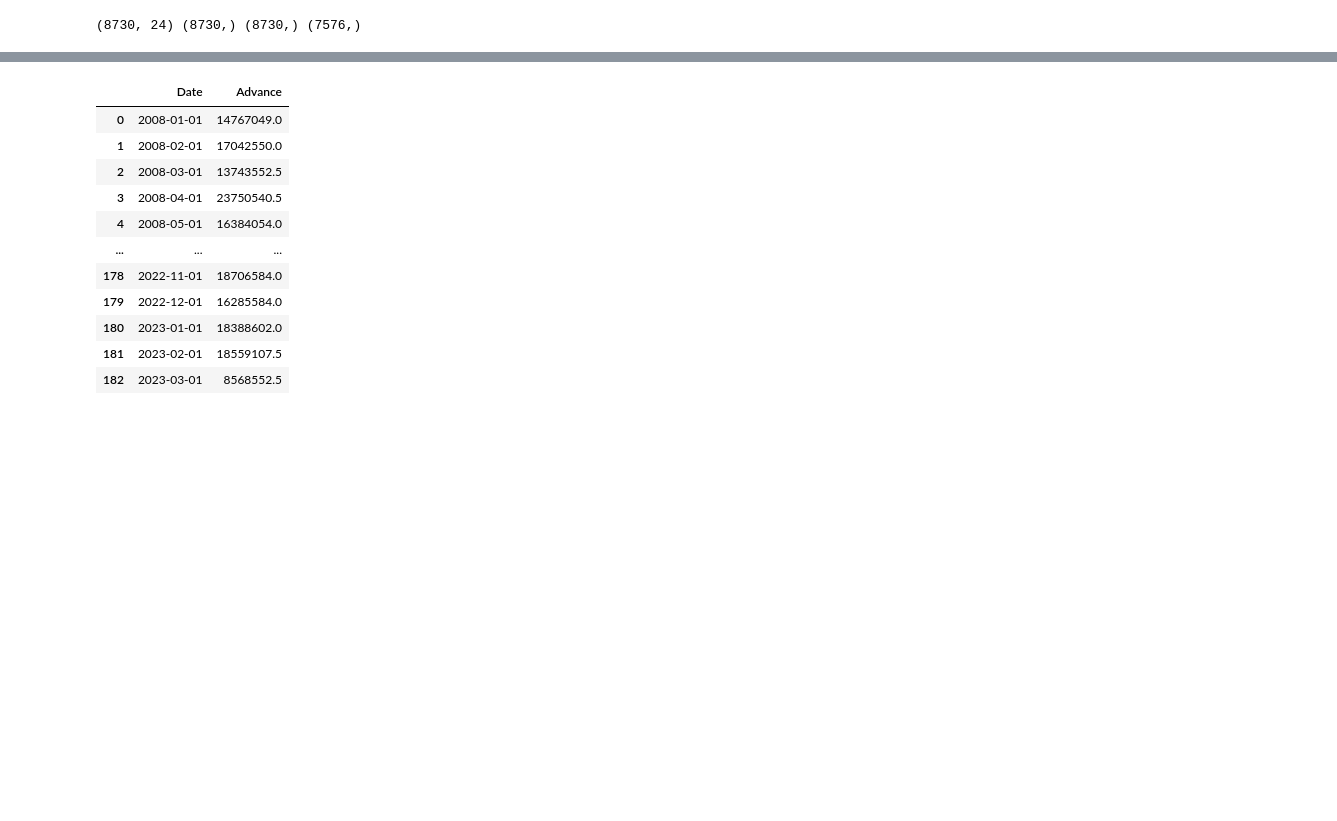
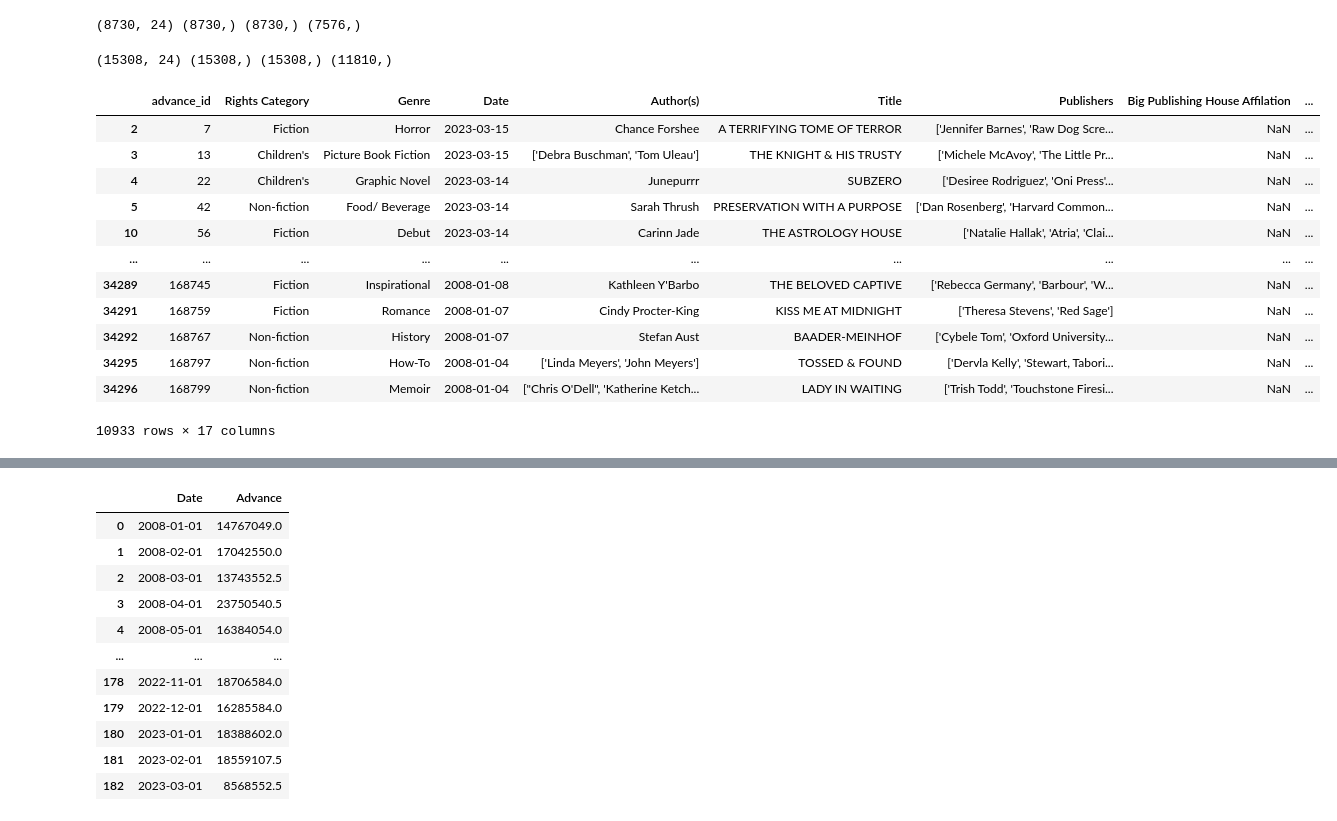
Before and after one commit to rakesh9177/RA_Project, a Jupyter notebook: booktitle_advances_analysis.ipynb, the cells around one changed output, grey strips where cells are left out. Drawn from its saved outputs; the diff is of its cells as text; code cells hidden in the pictures; blank space fills up the shorter version.

```diff
--- a/booktitle_advances_analysis.ipynb
+++ b/booktitle_advances_analysis.ipynb
@@ -220,3 +266,53 @@ final.to_csv('true_merge.csv')
+# %%
+#step 1
+d = get_GAPI_books()
+#step 2
+adv = get_advances_data()
+adv = author_extraction(adv)
+#step 3
+merg = merge_book_advances(d, adv)
+#step 4
+f = merg[merg['fuzz_ratio']>=95]
+f = f.groupby('advance_id', as_index=False).apply(lambda x : x.loc[x['fuzz_ratio'].idxmax()])
+f = f.groupby('isbn13', as_index=False).apply(lambda x : x.loc[x['fuzz_ratio'].idxmax()])
+#step 5
+filtered_merg = merg[((merg['datepublished'] - merg['Date']).dt.days <=1460) & ((merg['datepublished'] - merg['Date']).dt.days >=90) & (merg['fuzz_ratio']>=80)]
+filtered_merg = filtered_merg.groupby('advance_id', as_index=False).apply(lambda x : x.loc[x['fuzz_ratio'].idxmax()])
+filtered_merg = filtered_merg.groupby('isbn13', as_index=False).apply(lambda x : x.loc[x['fuzz_ratio'].idxmax()])
+
+#step 6
+df = pd.concat([f,filtered_merg], axis=0)
+df = df.drop_duplicates()
+df = df.groupby('advance_id', as_index=False).apply(lambda x : x.loc[x['fuzz_ratio'].idxmax()])
+df = df.groupby('isbn13', as_index=False).apply(lambda x : x.loc[x['fuzz_ratio'].idxmax()])
+
+#step 7
+rem = merg[(~merg['isbn13'].isin(df['isbn13'])) & (~merg['advance_id'].isin(df['advance_id']))]
+rem = merg[((merg['datepublished'] - merg['Date']).dt.days <=1460) & ((merg['datepublished'] - merg['Date']).dt.days >=90)]
+df = pd.concat([df,rem], axis=0)
+df = df.drop_duplicates()
+df = df.groupby('advance_id', as_index=False).apply(lambda x : x.loc[x['fuzz_ratio'].idxmax()])
+df = df.groupby('isbn13', as_index=False).apply(lambda x : x.loc[x['fuzz_ratio'].idxmax()])
+# %%
+print(df.shape, df['advance_id'].unique().shape, df['isbn13'].unique().shape, df['author_l'].unique().shape)
+# %% [output]
+(15308, 24) (15308,) (15308,) (11810,)
+# %%
+adv[~adv['Author_extracted'].isin(d['author_l'])]
+# %% [output]
+|  | advance_id | Rights Category | Genre | Date | Author(s) | Title | Publishers | Big Publishing House Affilation | ... |
+| 2 | 7 | Fiction | Horror | 2023-03-15 | Chance Forshee | A TERRIFYING TOME OF TERROR | ['Jennifer Barnes', 'Raw Dog Scre... | NaN | ... |
+| 3 | 13 | Children's | Picture Book Fiction | 2023-03-15 | ['Debra Buschman', 'Tom Uleau'] | THE KNIGHT & HIS TRUSTY | ['Michele McAvoy', 'The Little Pr... | NaN | ... |
+| 4 | 22 | Children's | Graphic Novel | 2023-03-14 | Junepurrr | SUBZERO | ['Desiree Rodriguez', 'Oni Press'... | NaN | ... |
+| 5 | 42 | Non-fiction | Food/ Beverage | 2023-03-14 | Sarah Thrush | PRESERVATION WITH A PURPOSE | ['Dan Rosenberg', 'Harvard Common... | NaN | ... |
+| 10 | 56 | Fiction | Debut | 2023-03-14 | Carinn Jade | THE ASTROLOGY HOUSE | ['Natalie Hallak', 'Atria', 'Clai... | NaN | ... |
+| ... | ... | ... | ... | ... | ... | ... | ... | ... | ... |
+| 34289 | 168745 | Fiction | Inspirational | 2008-01-08 | Kathleen Y'Barbo | THE BELOVED CAPTIVE | ['Rebecca Germany', 'Barbour', 'W... | NaN | ... |
+| 34291 | 168759 | Fiction | Romance | 2008-01-07 | Cindy Procter-King | KISS ME AT MIDNIGHT | ['Theresa Stevens', 'Red Sage'] | NaN | ... |
+| 34292 | 168767 | Non-fiction | History | 2008-01-07 | Stefan Aust | BAADER-MEINHOF | ['Cybele Tom', 'Oxford University... | NaN | ... |
+| 34295 | 168797 | Non-fiction | How-To | 2008-01-04 | ['Linda Meyers', 'John Meyers'] | TOSSED & FOUND | ['Dervla Kelly', 'Stewart, Tabori... | NaN | ... |
+| 34296 | 168799 | Non-fiction | Memoir | 2008-01-04 | ["Chris O'Dell", 'Katherine Ketch... | LADY IN WAITING | ['Trish Todd', 'Touchstone Firesi... | NaN | ... |
+10933 rows × 17 columns
 # %%
 adv_eth = author_ethnicity(adv)
 # %%
```
Also changed, not shown: parts of 12 cells of this notebook, 4 other files.
